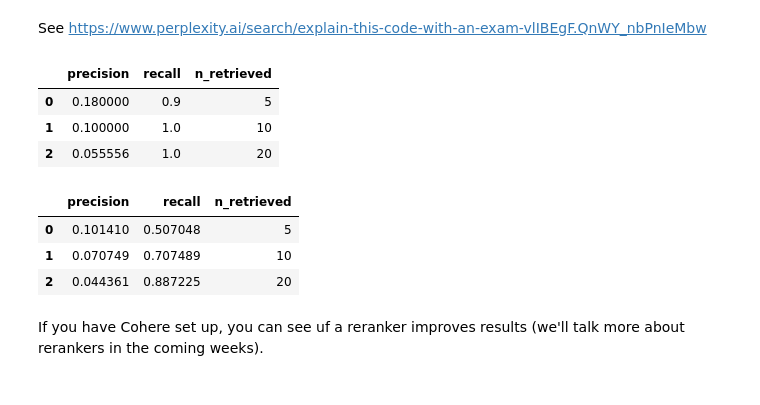
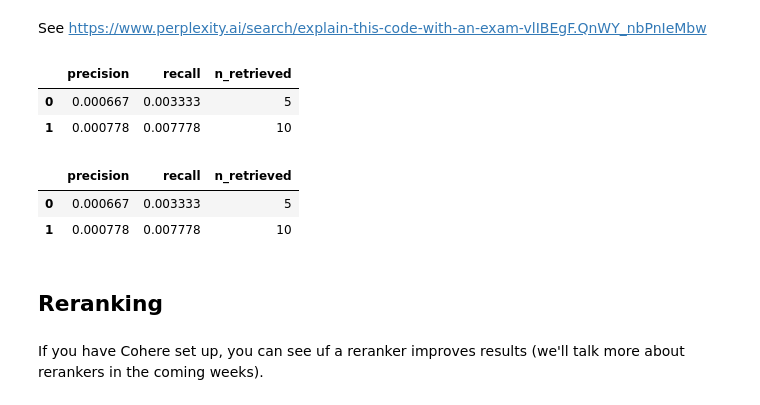
Before and after one commit to manisnesan/systematically-improving-rag, a Jupyter notebook: week1_bootstrap_evals/Copy_metrics.ipynb, the cells around one changed output. Saved outputs shown, nothing was run; the diff lists cells and outputs as text; code cells hidden in the pictures.

```diff
--- a/week1_bootstrap_evals/Copy_metrics.ipynb
+++ b/week1_bootstrap_evals/Copy_metrics.ipynb
@@ -61,12 +66,11 @@ synthetic_questions[:5]
 Load the evaluation questions into a structured format.
 # %%
 from pydantic import BaseModel
-
-
 class EvalQuestion(BaseModel):
     question: str
     answer: str
     chunk_id: str
+    question_with_context: str
 # %%
 eval_questions = [EvalQuestion(**question) for question in synthetic_questions]
 # %%
@@ -80,13 +84,2 @@ eval_questions[:5]
-# %%
-from pydantic import BaseModel
-
-
-class EvalQuestion(BaseModel):
-    question: str
-    answer: str
-    chunk_id: str
-
-
-eval_questions = [EvalQuestion(**question) for question in synthetic_questions]
 # %% [markdown]
 Build a simple search function
@@ -148,5 +118,5 @@ results
 # %%
-results = (reviews_table.search(q.question, n_return_vals).select(['id', 'review']).limit(n_return_vals).to_list())
+results = (reviews_table.search(q.question_with_context).select(['id', 'review']).limit(n_return_vals).to_list())
 # %%
 results[0]['id'], q.chunk_id
 # %% [output]
@@ -158,7 +128,7 @@ results[0]['id'], q.chunk_id
 # %%
 def run_simple_request(q: EvalQuestion, n_return_vals=5):
     results = (
-        reviews_table.search(q.question).select(["id"]).limit(n_return_vals).to_list()
+        reviews_table.search(q.question_with_context).select(["id"]).limit(n_return_vals).to_list()
     )
     return [str(q.chunk_id) == str(r["id"]) for r in results]
 # %% [markdown]
@@ -189,15 +159,14 @@ def score_simple_search(n_to_retrieve: List[int]) -> Dict[str, float]:
         )
     return score(hits)
 # %%
-k_to_retrieve = [5, 10, 20]
+k_to_retrieve = [5, 10]
 scores = pd.DataFrame([score_simple_search(n) for n in k_to_retrieve])
 scores["n_retrieved"] = k_to_retrieve
 scores
 # %% [output]
 |  | precision | recall | n_retrieved |
-| 0 | 0.180000 | 0.9 | 5 |
-| 1 | 0.100000 | 1.0 | 10 |
-| 2 | 0.055556 | 1.0 | 20 |
+| 0 | 0.000667 | 0.003333 | 5 |
+| 1 | 0.000778 | 0.007778 | 10 |
 # %%
 def score(hits):
     # This implementation assumes
@@ -218,12 +187,11 @@ def score_simple_search(n_to_retrieve: List[int]) -> Dict[str, float]:
     return score(hits)
 
 
-k_to_retrieve = [5, 10, 20]
+k_to_retrieve = [5, 10]
 scores = pd.DataFrame([score_simple_search(n) for n in k_to_retrieve])
 scores["n_retrieved"] = k_to_retrieve
 scores
 # %% [output]
 |  | precision | recall | n_retrieved |
-| 0 | 0.101410 | 0.507048 | 5 |
-| 1 | 0.070749 | 0.707489 | 10 |
-| 2 | 0.044361 | 0.887225 | 20 |
+| 0 | 0.000667 | 0.003333 | 5 |
+| 1 | 0.000778 | 0.007778 | 10 |
@@ -230,3 +216,5 @@ scores
+# %% [markdown]
+## Reranking
 # %% [markdown]
 If you have Cohere set up, you can see uf a reranker improves results (we'll talk more about rerankers in the coming weeks).
 # %%
```
Also changed, not shown: parts of 14 cells of this notebook, 8 other files.
